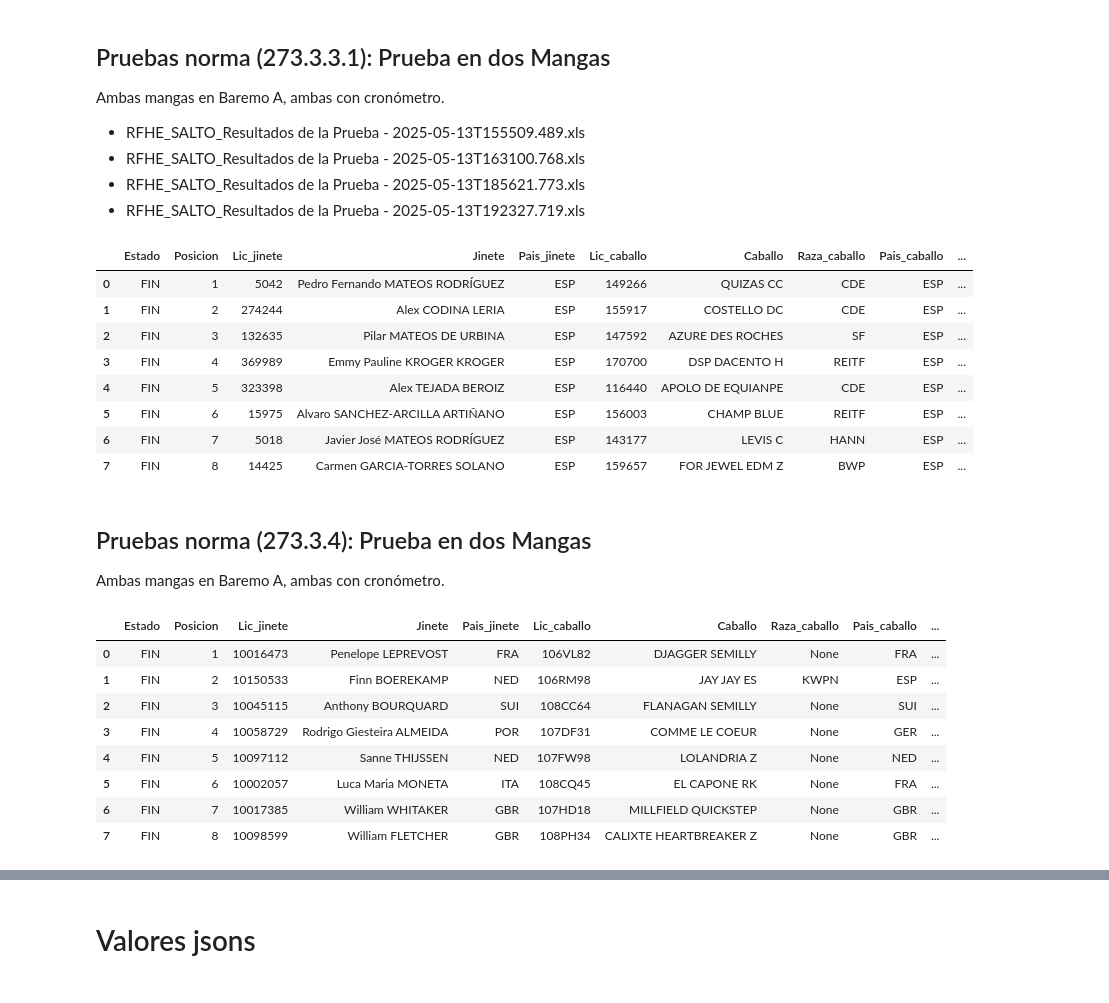
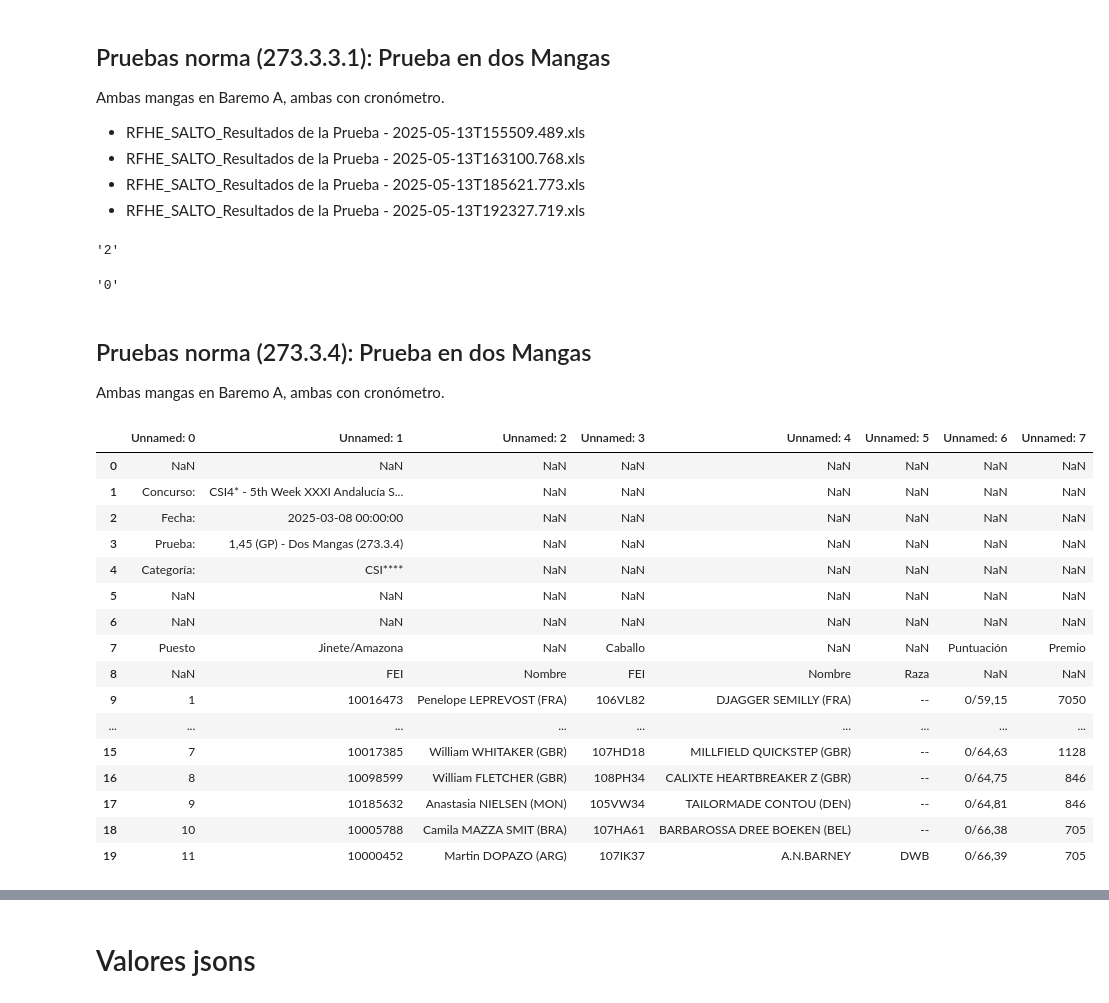
Before and after one commit to Gabijc/Proyecto_final_hipica, a Jupyter notebook: Notebooks/union_datos_scrapeados.ipynb, the cells around one changed output, grey strips where cells are left out. Saved outputs shown, nothing was run; the diff lists cells and outputs as text; code cells hidden in the pictures.

```diff
--- a/Notebooks/union_datos_scrapeados.ipynb
+++ b/Notebooks/union_datos_scrapeados.ipynb
@@ -758,38 +906,42 @@ Ambas mangas en Baremo A, ambas con cronómetro.
 # %%
 Dos_m = pd.read_excel("../data/data_salto/resultados_2025/RFHE_SALTO_Resultados de la Prueba - 2025-05-13T155509.489.xls")
 Dos_m = modificaciones_generales(Dos_m)
-Dos_m[["Puntuacion_1", "Puntuacion_2"]] = Dos_m["Puntuacion"].str.split("\n", expand = True)
-Dos_m["Puntuacion_3"] = None
-Dos_m = Dos_m.drop("Puntuacion", axis = 1)
-Dos_m.head(8)
+Dos_m["Puntuacion"] = Dos_m["Puntuacion"].str.split("\n")
+# Dos_m
+Dos_m.iloc[-10,9][0].split("/")[0].split("(")[1].split("-")[1][:-5].strip()
 # %% [output]
-|  | Estado | Posicion | Lic_jinete | Jinete | Pais_jinete | Lic_caballo | Caballo | Raza_caballo | Pais_caballo | ... |
-| 0 | FIN | 1 | 5042 | Pedro Fernando MATEOS RODRÍGUEZ | ESP | 149266 | QUIZAS CC | CDE | ESP | ... |
-| 1 | FIN | 2 | 274244 | Alex CODINA LERIA | ESP | 155917 | COSTELLO DC | CDE | ESP | ... |
-| 2 | FIN | 3 | 132635 | Pilar MATEOS DE URBINA | ESP | 147592 | AZURE DES ROCHES | SF | ESP | ... |
-| 3 | FIN | 4 | 369989 | Emmy Pauline KROGER KROGER | ESP | 170700 | DSP DACENTO H | REITF | ESP | ... |
-| 4 | FIN | 5 | 323398 | Alex TEJADA BEROIZ | ESP | 116440 | APOLO DE EQUIANPE | CDE | ESP | ... |
-| 5 | FIN | 6 | 15975 | Alvaro SANCHEZ-ARCILLA ARTIÑANO | ESP | 156003 | CHAMP BLUE | REITF | ESP | ... |
-| 6 | FIN | 7 | 5018 | Javier José MATEOS RODRÍGUEZ | ESP | 143177 | LEVIS C | HANN | ESP | ... |
-| 7 | FIN | 8 | 14425 | Carmen GARCIA-TORRES SOLANO | ESP | 159657 | FOR JEWEL EDM Z | BWP | ESP | ... |
+'2'
+# %%
+Dos_m.iloc[4, 9][0].split("/")[0].split("(")[1][-6]
+# %% [output]
+'0'
 # %% [markdown]
 ## Pruebas norma (273.3.4): Prueba en dos Mangas
 
 Ambas mangas en Baremo A, ambas con cronómetro.
 # %%
 Dos_m = pd.read_excel("../data/data_salto/resultados_2025/RFHE_SALTO_Resultados de la Prueba - 2025-05-13T165920.069.xls")
-Dos_m = modificaciones_generales(Dos_m)
+# Dos_m = modificaciones_generales(Dos_m)
 # Dos_m[["Puntuacion_1", "Puntuacion_2"]] = Dos_m["Puntuacion"].str.split("\n", expand = True)
 # Dos_m["Puntuacion_3"] = None
-# Dos_m = Dos_m.drop("Puntuacion", axis = 1)
-Dos_m.head(8)
+# # Dos_m = Dos_m.drop("Puntuacion", axis = 1)
+# Dos_m["Puntuacion"] = Dos_m["Puntuacion"].str.split("\n")
+Dos_m.head(20)
 # %% [output]
-|  | Estado | Posicion | Lic_jinete | Jinete | Pais_jinete | Lic_caballo | Caballo | Raza_caballo | Pais_caballo | ... |
-| 0 | FIN | 1 | 10016473 | Penelope LEPREVOST | FRA | 106VL82 | DJAGGER SEMILLY | None | FRA | ... |
-| 1 | FIN | 2 | 10150533 | Finn BOEREKAMP | NED | 106RM98 | JAY JAY ES | KWPN | ESP | ... |
-| 2 | FIN | 3 | 10045115 | Anthony BOURQUARD | SUI | 108CC64 | FLANAGAN SEMILLY | None | SUI | ... |
-| 3 | FIN | 4 | 10058729 | Rodrigo Giesteira ALMEIDA | POR | 107DF31 | COMME LE COEUR | None | GER | ... |
-| 4 | FIN | 5 | 10097112 | Sanne THIJSSEN | NED | 107FW98 | LOLANDRIA Z | None | NED | ... |
-| 5 | FIN | 6 | 10002057 | Luca Maria MONETA | ITA | 108CQ45 | EL CAPONE RK | None | FRA | ... |
-| 6 | FIN | 7 | 10017385 | William WHITAKER | GBR | 107HD18 | MILLFIELD QUICKSTEP | None | GBR | ... |
-| 7 | FIN | 8 | 10098599 | William FLETCHER | GBR | 108PH34 | CALIXTE HEARTBREAKER Z | None | GBR | ... |
+|  | Unnamed: 0 | Unnamed: 1 | Unnamed: 2 | Unnamed: 3 | Unnamed: 4 | Unnamed: 5 | Unnamed: 6 | Unnamed: 7 |
+| 0 | NaN | NaN | NaN | NaN | NaN | NaN | NaN | NaN |
+| 1 | Concurso: | CSI4* - 5th Week XXXI Andalucía S... | NaN | NaN | NaN | NaN | NaN | NaN |
+| 2 | Fecha: | 2025-03-08 00:00:00 | NaN | NaN | NaN | NaN | NaN | NaN |
+| 3 | Prueba: | 1,45 (GP) - Dos Mangas (273.3.4) | NaN | NaN | NaN | NaN | NaN | NaN |
+| 4 | Categoría: | CSI**** | NaN | NaN | NaN | NaN | NaN | NaN |
+| 5 | NaN | NaN | NaN | NaN | NaN | NaN | NaN | NaN |
+| 6 | NaN | NaN | NaN | NaN | NaN | NaN | NaN | NaN |
+| 7 | Puesto | Jinete/Amazona | NaN | Caballo | NaN | NaN | Puntuación | Premio |
+| 8 | NaN | FEI | Nombre | FEI | Nombre | Raza | NaN | NaN |
+| 9 | 1 | 10016473 | Penelope LEPREVOST (FRA) | 106VL82 | DJAGGER SEMILLY (FRA) | -- | 0/59,15 | 7050 |
+| ... | ... | ... | ... | ... | ... | ... | ... | ... |
+| 15 | 7 | 10017385 | William WHITAKER (GBR) | 107HD18 | MILLFIELD QUICKSTEP (GBR) | -- | 0/64,63 | 1128 |
+| 16 | 8 | 10098599 | William FLETCHER (GBR) | 108PH34 | CALIXTE HEARTBREAKER Z (GBR) | -- | 0/64,75 | 846 |
+| 17 | 9 | 10185632 | Anastasia NIELSEN (MON) | 105VW34 | TAILORMADE CONTOU (DEN) | -- | 0/64,81 | 846 |
+| 18 | 10 | 10005788 | Camila MAZZA SMIT (BRA) | 107HA61 | BARBAROSSA DREE BOEKEN (BEL) | -- | 0/66,38 | 705 |
+| 19 | 11 | 10000452 | Martin DOPAZO (ARG) | 107IK37 | A.N.BARNEY | DWB | 0/66,39 | 705 |
```
Also changed, not shown: parts of 7 cells of this notebook.
